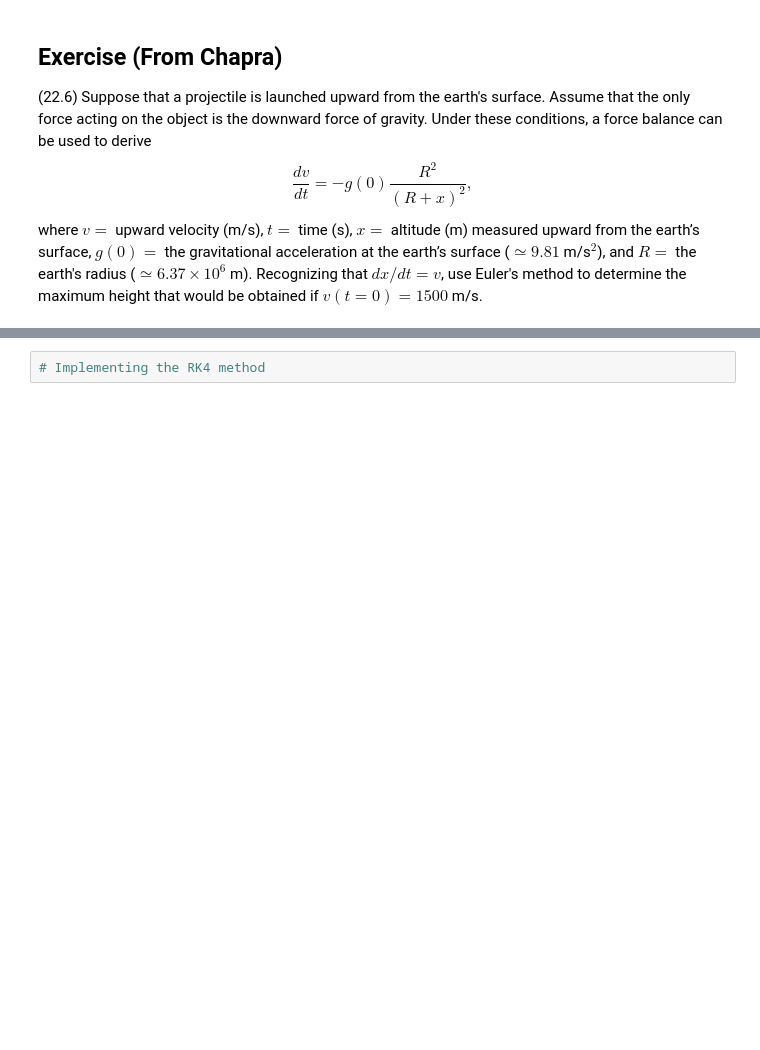
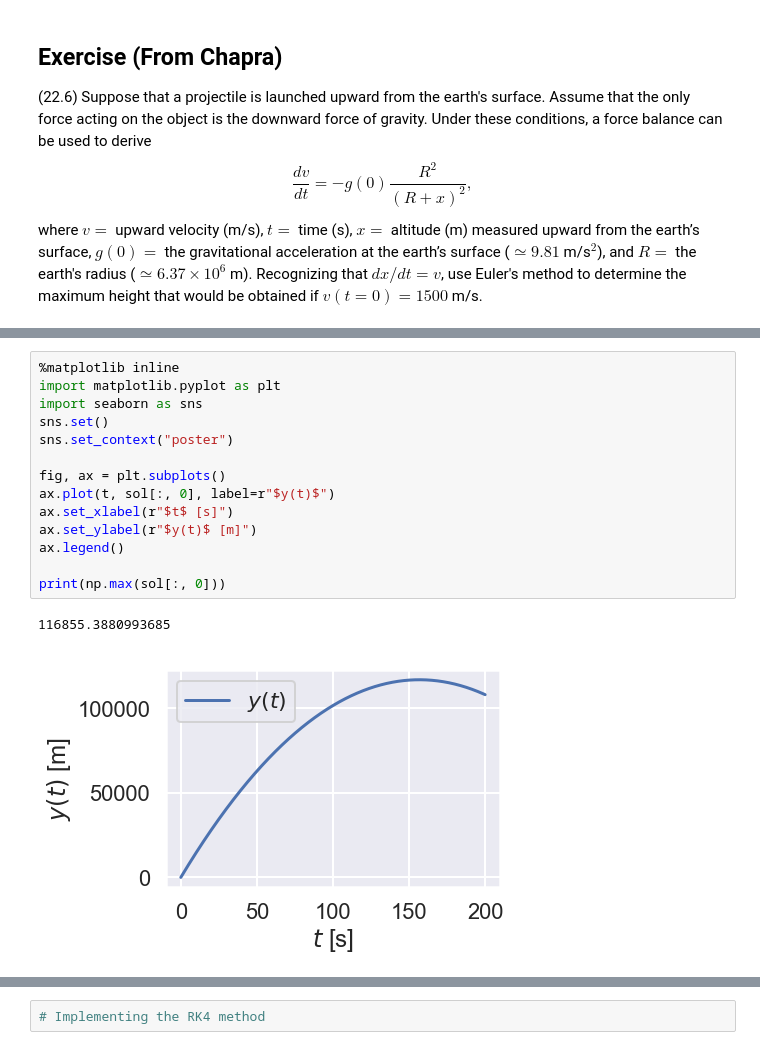
Before and after one commit to iluvatar1/ModelingToolsEngineering, a Jupyter notebook: 05-ODE-SystemsOfEquations/05-ODESystems-RK4-ScipyODE.ipynb, the cells around one changed output, grey strips where cells are left out. Cells and saved outputs as stored; diff of their text form; blank space fills up the shorter version.

```diff
--- a/05-ODE-SystemsOfEquations/05-ODESystems-RK4-ScipyODE.ipynb
+++ b/05-ODE-SystemsOfEquations/05-ODESystems-RK4-ScipyODE.ipynb
@@ -56,3 +77,20 @@ where $v =$ upward velocity (m/s), $t =$ time (s), $x =$ altitude (m) measured u
+# %%
+%matplotlib inline
+import matplotlib.pyplot as plt
+import seaborn as sns
+sns.set()
+sns.set_context("poster")
+
+fig, ax = plt.subplots()
+ax.plot(t, sol[:, 0], label=r"$y(t)$")
+ax.set_xlabel(r"$t$ [s]")
+ax.set_ylabel(r"$y(t)$ [m]")
+ax.legend()
+
+print(np.max(sol[:, 0]))
+# %% [output]
+116855.3880993685
+[figure, added]
 # %% [markdown]
 # Runge-kutta (RK) methods: very short introduction
 
```
Also changed, not shown: parts of 9 cells of this notebook.
